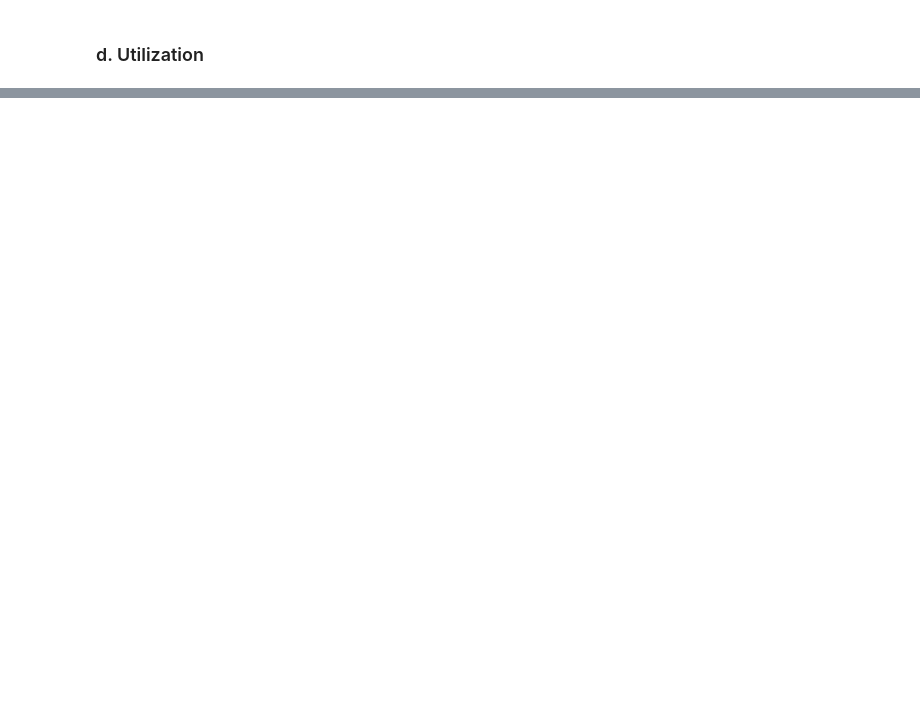
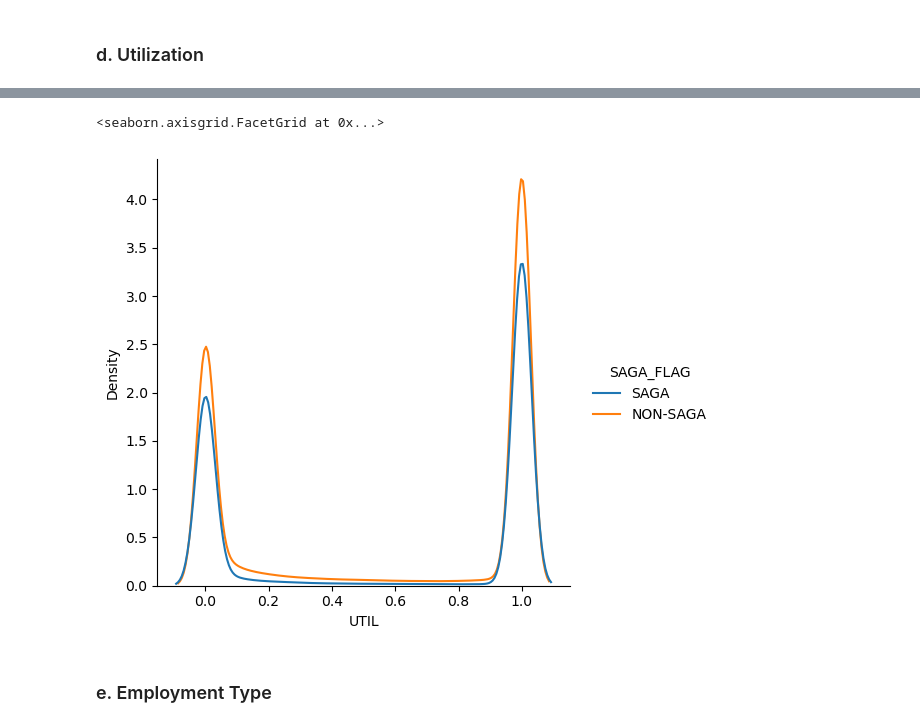
Before and after one commit to Sinxisx/Credit-Card-Analysis, a Jupyter notebook: Scratch.ipynb, the cells around one changed output, grey strips where cells are left out. Drawn from its saved outputs; the diff is of its cells as text; code cells hidden in the pictures; blank space fills up the shorter version.

```diff
--- a/Scratch.ipynb
+++ b/Scratch.ipynb
@@ -1165,0 +1204,6 @@ MLs['UTIL'] = MLs.apply(lambda x: x['BAL']/x['CURR_LMT_AMT'] if x['CURR_LMT_AMT'
+# %%
+# plot utilizatiuon kde for performers by SAGA_FLAG
+sns.displot(MLs[(MLs['CC_STATUS']=='PERFORMING') & (MLs['UTIL']<=1)], x='UTIL', hue='SAGA_FLAG', kind='kde')
+# %% [output]
+<seaborn.axisgrid.FacetGrid at 0x...>
+[figure, added]
@@ -1165,0 +1213,2 @@ MLs['UTIL'] = MLs.apply(lambda x: x['BAL']/x['CURR_LMT_AMT'] if x['CURR_LMT_AMT'
+# %% [markdown]
+### e. Employment Type
```
Also changed, not shown: parts of 31 cells of this notebook.
